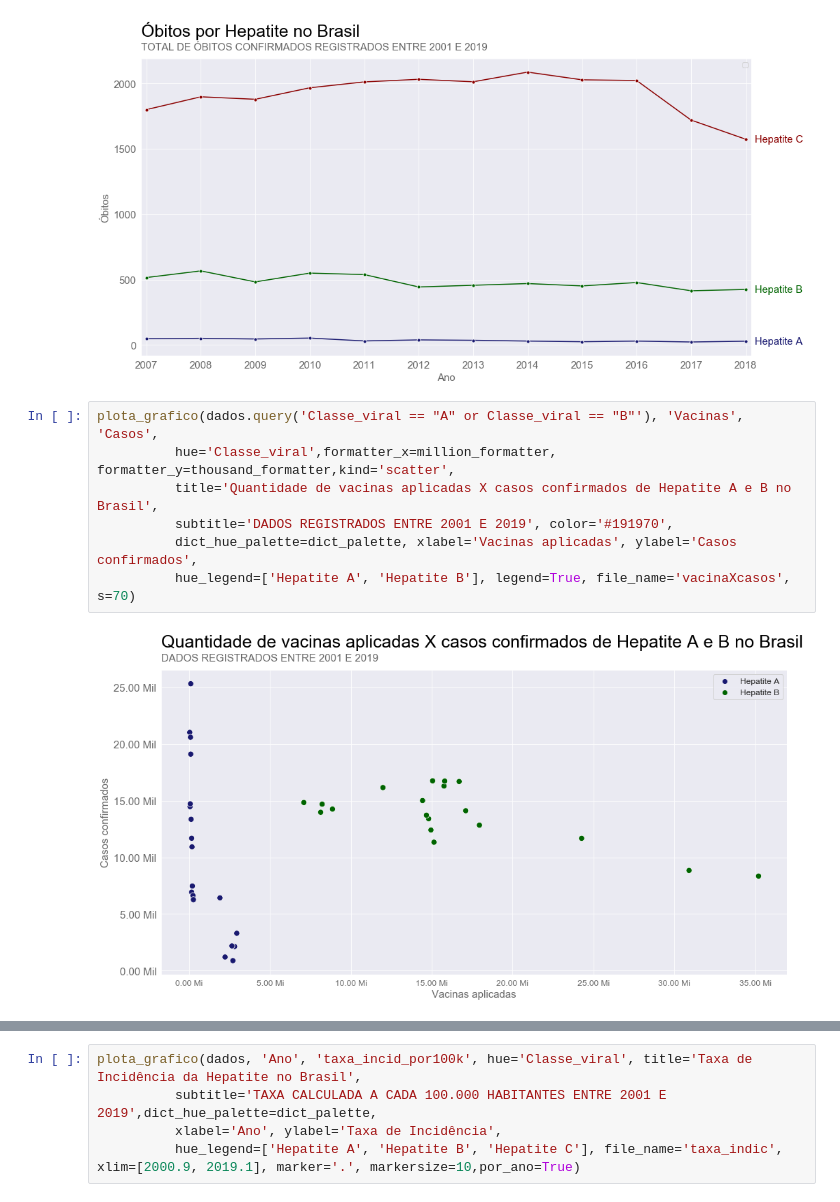
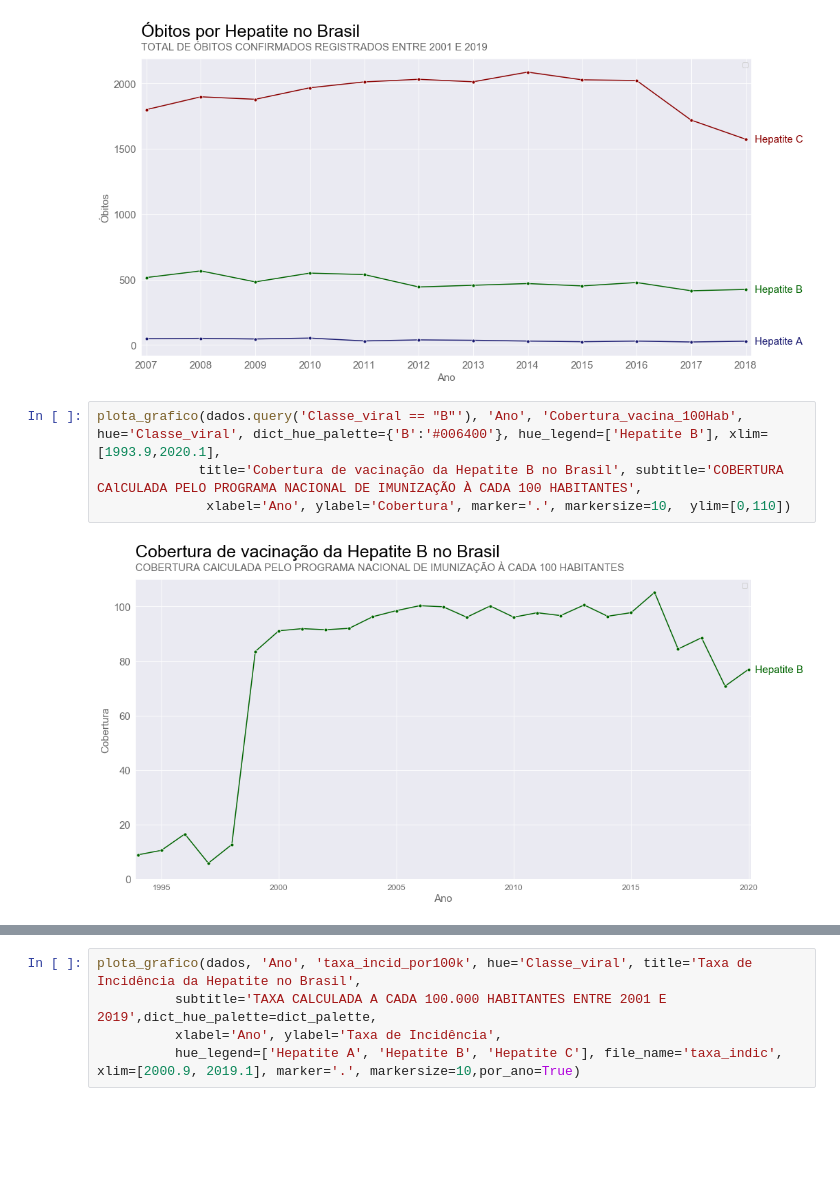
Before and after one commit to PedroHCAlmeida/projeto_um_mal_silencioso, a Jupyter notebook: notebooks/Analise_final.ipynb, the cells around one changed output, grey strips where cells are left out. Saved outputs shown, nothing was run; the diff lists cells and outputs as text; blank space fills up the shorter version.

```diff
--- a/notebooks/Analise_final.ipynb
+++ b/notebooks/Analise_final.ipynb
@@ -128,12 +114,9 @@ plota_grafico(dados.dropna(subset=['Obitos']), 'Ano', 'Obitos', hue='Classe_vira
              hue_legend=['Hepatite A', 'Hepatite B', 'Hepatite C'], file_name='obitos_hep', xlim=[2006.9, 2018.1], marker='.', markersize=10,por_ano=True)
 # %% [output]
 [figure]
-# %%
-plota_grafico(dados.query('Classe_viral == "A" or Classe_viral == "B"'), 'Vacinas', 'Casos',
-          hue='Classe_viral',formatter_x=million_formatter, formatter_y=thousand_formatter,kind='scatter',
-          title='Quantidade de vacinas aplicadas X casos confirmados de Hepatite A e B no Brasil',
-          subtitle='DADOS REGISTRADOS ENTRE 2001 E 2019', color='#191970',
-          dict_hue_palette=dict_palette, xlabel='Vacinas aplicadas', ylabel='Casos confirmados',
-          hue_legend=['Hepatite A', 'Hepatite B'], legend=True, file_name='vacinaXcasos', s=70)
-# %% [output]
-[figure, removed]
+# %%
+plota_grafico(dados.query('Classe_viral == "B"'), 'Ano', 'Cobertura_vacina_100Hab', hue='Classe_viral', dict_hue_palette={'B':'#006400'}, hue_legend=['Hepatite B'], xlim=[1993.9,2020.1],
+             title='Cobertura de vacinação da Hepatite B no Brasil', subtitle='COBERTURA CAlCULADA PELO PROGRAMA NACIONAL DE IMUNIZAÇÃO À CADA 100 HABITANTES',
+              xlabel='Ano', ylabel='Cobertura', marker='.', markersize=10,  ylim=[0,110])
+# %% [output]
+[figure, added]
```
Also changed, not shown: parts of 11 cells of this notebook, 11 other files.
